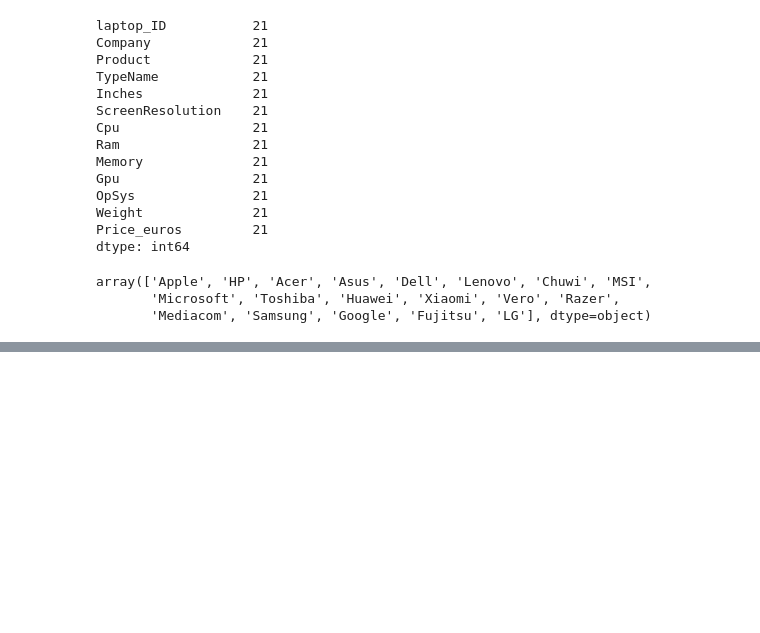
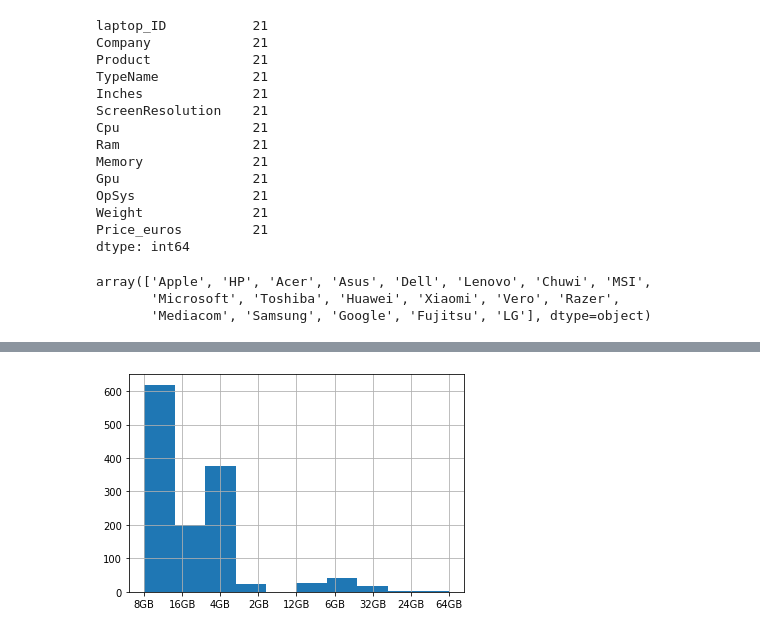
Before and after one commit to Sirfowahid/ML-Laptop-Price-Prediction, a Jupyter notebook: ML-Laptop-Price-Prediction.ipynb, the cells around one changed output, grey strips where cells are left out. Drawn from its saved outputs; the diff is of its cells as text; code cells hidden in the pictures; blank space fills up the shorter version.

Commit message:
exploring data more

```diff
--- a/ML-Laptop-Price-Prediction.ipynb
+++ b/ML-Laptop-Price-Prediction.ipynb
@@ -83,0 +98,2 @@ array(['Apple', 'HP', 'Acer', 'Asus', 'Dell', 'Lenovo', 'Chuwi', 'MSI',
+# %%
+data=data.drop('laptop_ID',axis=1)
@@ -83,0 +109,4 @@ array(['Apple', 'HP', 'Acer', 'Asus', 'Dell', 'Lenovo', 'Chuwi', 'MSI',
+# %%
+data['Ram'].hist();
+# %% [output]
+[figure, added]
```
Also changed, not shown: parts of 9 cells of this notebook.
